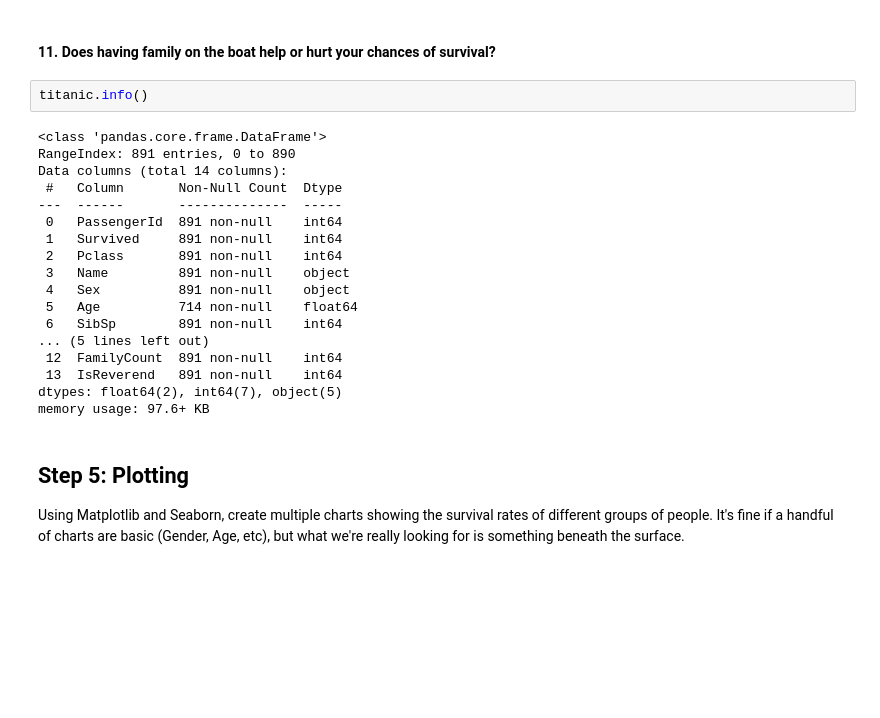
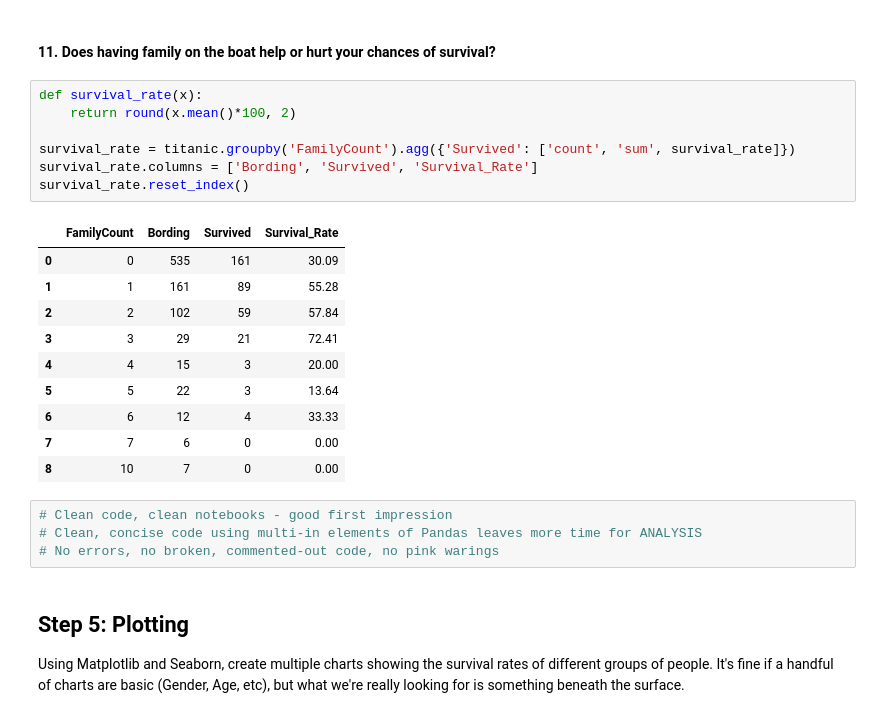
Before and after one commit to wegamoto/titanic_lab, a Jupyter notebook: titanic.ipynb, the cells around one changed output. Cells and saved outputs as stored; diff of their text form; blank space fills up the shorter version.

```diff
--- a/titanic.ipynb
+++ b/titanic.ipynb
@@ -486,25 +612,27 @@ The Titanic's ticket prices varied widely, with first-class tickets costing betw
 # %% [markdown]
 #### 11. Does having family on the boat help or hurt your chances of survival?
-# %%
-titanic.info()
-# %% [output]
-<class 'pandas.core.frame.DataFrame'>
-RangeIndex: 891 entries, 0 to 890
-Data columns (total 14 columns):
- #   Column       Non-Null Count  Dtype
----  ------       --------------  -----
- 0   PassengerId  891 non-null    int64
- 1   Survived     891 non-null    int64
- 2   Pclass       891 non-null    int64
- 3   Name         891 non-null    object
- 4   Sex          891 non-null    object
- 5   Age          714 non-null    float64
- 6   SibSp        891 non-null    int64
-... (5 lines left out)
- 12  FamilyCount  891 non-null    int64
- 13  IsReverend   891 non-null    int64
-dtypes: float64(2), int64(7), object(5)
-memory usage: 97.6+ KB
+# %%
+def survival_rate(x):
+    return round(x.mean()*100, 2)
+
+survival_rate = titanic.groupby('FamilyCount').agg({'Survived': ['count', 'sum', survival_rate]})
+survival_rate.columns = ['Bording', 'Survived', 'Survival_Rate']
+survival_rate.reset_index()
+# %% [output]
+|  | FamilyCount | Bording | Survived | Survival_Rate |
+| 0 | 0 | 535 | 161 | 30.09 |
+| 1 | 1 | 161 | 89 | 55.28 |
+| 2 | 2 | 102 | 59 | 57.84 |
+| 3 | 3 | 29 | 21 | 72.41 |
+| 4 | 4 | 15 | 3 | 20.00 |
+| 5 | 5 | 22 | 3 | 13.64 |
+| 6 | 6 | 12 | 4 | 33.33 |
+| 7 | 7 | 6 | 0 | 0.00 |
+| 8 | 10 | 7 | 0 | 0.00 |
+# %%
+# Clean code, clean notebooks - good first impression
+# Clean, concise code using multi-in elements of Pandas leaves more time for ANALYSIS
+# No errors, no broken, commented-out code, no pink warings
 # %% [markdown]
 ## Step 5: Plotting
 Using Matplotlib and Seaborn, create multiple charts showing the survival rates of different groups of people. It's fine if a handful of charts are basic (Gender, Age, etc), but what we're really looking for is something beneath the surface.
```
Also changed, not shown: parts of 45 cells of this notebook.
